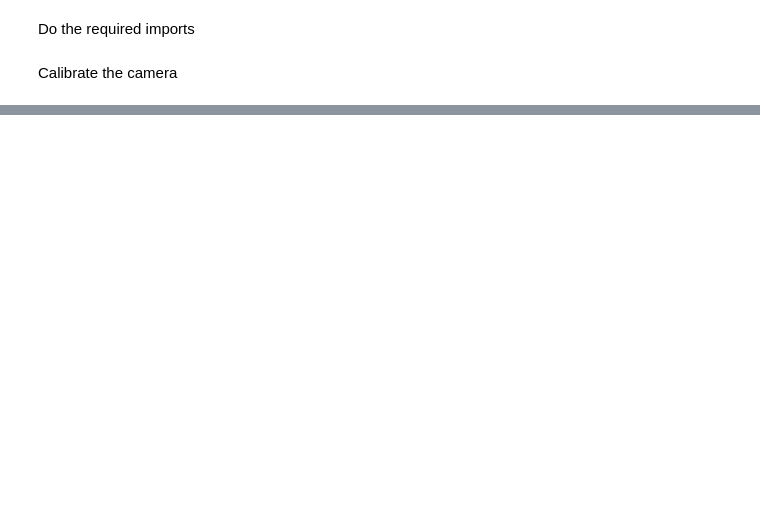
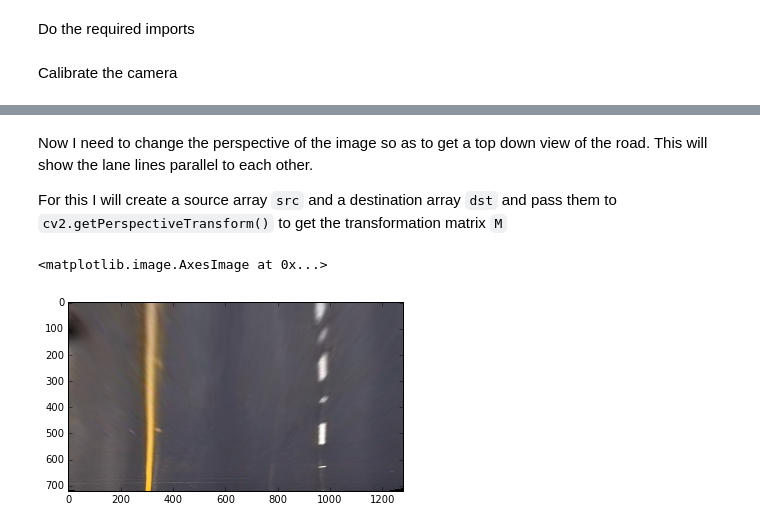
Before and after one commit to nikhil-sinnarkar/CarND-Advanced-Lane-Lines-master, a Jupyter notebook: notebook.ipynb, the cells around one changed output, grey strips where cells are left out. Cells and saved outputs as stored; diff of their text form; code cells hidden in the pictures; blank space fills up the shorter version.

```diff
--- a/notebook.ipynb
+++ b/notebook.ipynb
@@ -57,0 +70,14 @@ ax2.imshow(u_img)
+# %% [markdown]
+Now I need to change the perspective of the image so as to get a top down view of the road. This will show the lane lines parallel to each other.
+
+For this I will create a source array `src` and a destination array `dst` and pass them to `cv2.getPerspectiveTransform()` to get the transformation matrix `M`
+# %%
+src = np.float32([[180,660], [580,450], [700,450], [1130,660]])
+dst = np.float32([[200,719], [200,0], [1079,0], [1079,719]])
+M = cv2.getPerspectiveTransform(src, dst)
+img_size = (u_img.shape[1], u_img.shape[0])
+warped = cv2.warpPerspective(u_img, M, img_size, flags=cv2.INTER_LINEAR)
+plt.imshow(warped)
+# %% [output]
+<matplotlib.image.AxesImage at 0x...>
+[figure, added]
```
Also changed, not shown: parts of 4 cells of this notebook.
